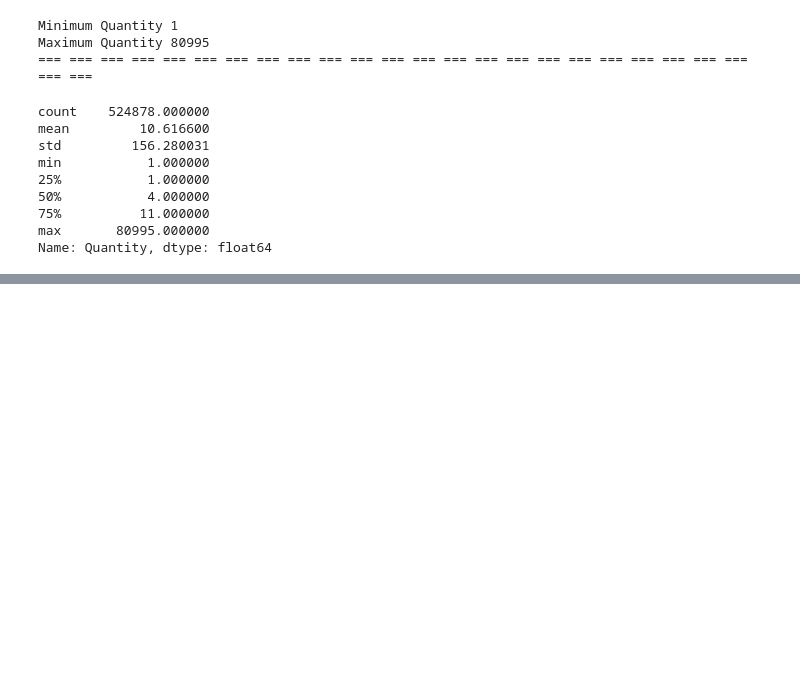
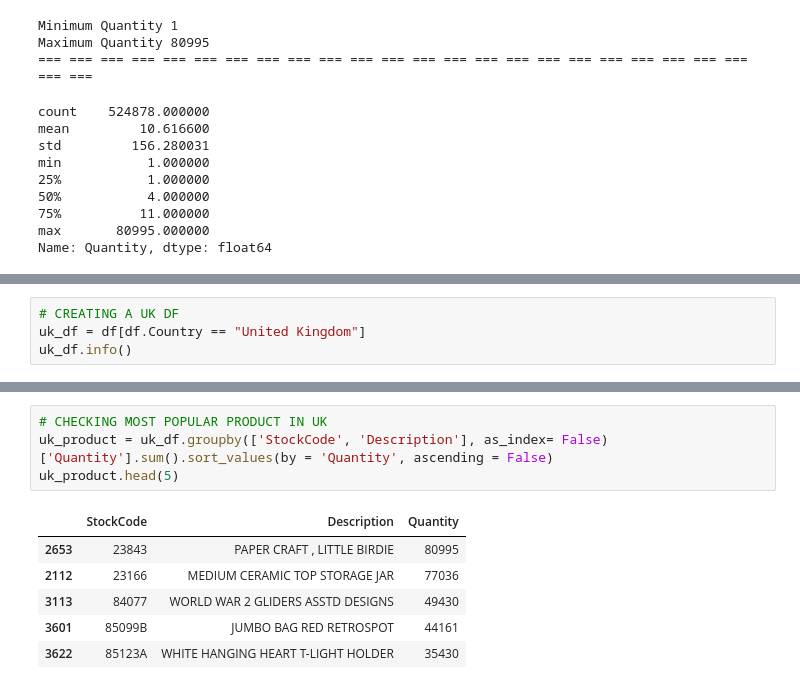
Before and after one commit to anupstar100/UML-Capston_Project-Customer_Segmentation, a Jupyter notebook: UML_Capston_Project_Online_Retail_Customer_Segmentation.ipynb, the cells around one changed output, grey strips where cells are left out. Drawn from its saved outputs; the diff is of its cells as text; blank space fills up the shorter version.

```diff
--- a/UML_Capston_Project_Online_Retail_Customer_Segmentation.ipynb
+++ b/UML_Capston_Project_Online_Retail_Customer_Segmentation.ipynb
@@ -364,0 +397,4 @@ Name: Quantity, dtype: float64
+# %%
+# CREATING A UK DF
+uk_df = df[df.Country == "United Kingdom"]
+uk_df.info()
@@ -364,0 +420,11 @@ Name: Quantity, dtype: float64
+# %%
+# CHECKING MOST POPULAR PRODUCT IN UK
+uk_product = uk_df.groupby(['StockCode', 'Description'], as_index= False)['Quantity'].sum().sort_values(by = 'Quantity', ascending = False)
+uk_product.head(5)
+# %% [output]
+|  | StockCode | Description | Quantity |
+| 2653 | 23843 | PAPER CRAFT , LITTLE BIRDIE | 80995 |
+| 2112 | 23166 | MEDIUM CERAMIC TOP STORAGE JAR | 77036 |
+| 3113 | 84077 | WORLD WAR 2 GLIDERS ASSTD DESIGNS | 49430 |
+| 3601 | 85099B | JUMBO BAG RED RETROSPOT | 44161 |
+| 3622 | 85123A | WHITE HANGING HEART T-LIGHT HOLDER | 35430 |
```
Also changed, not shown: parts of 16 cells of this notebook.
